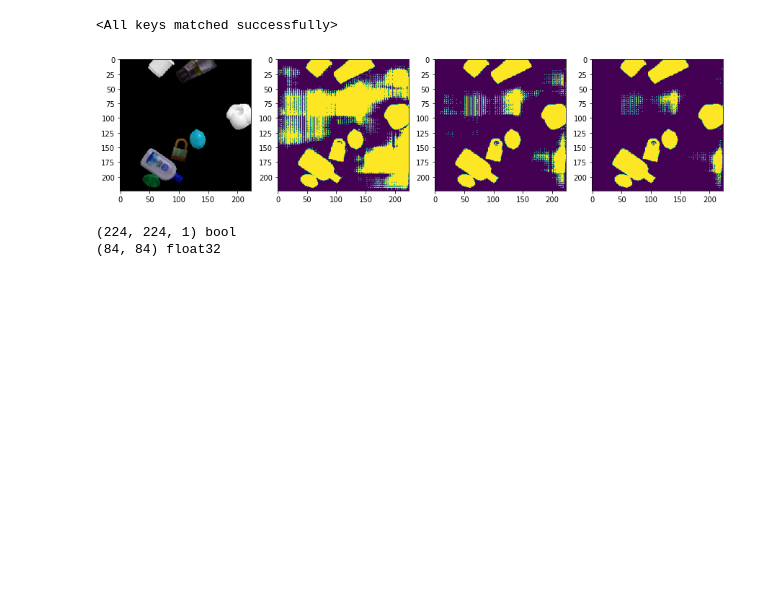
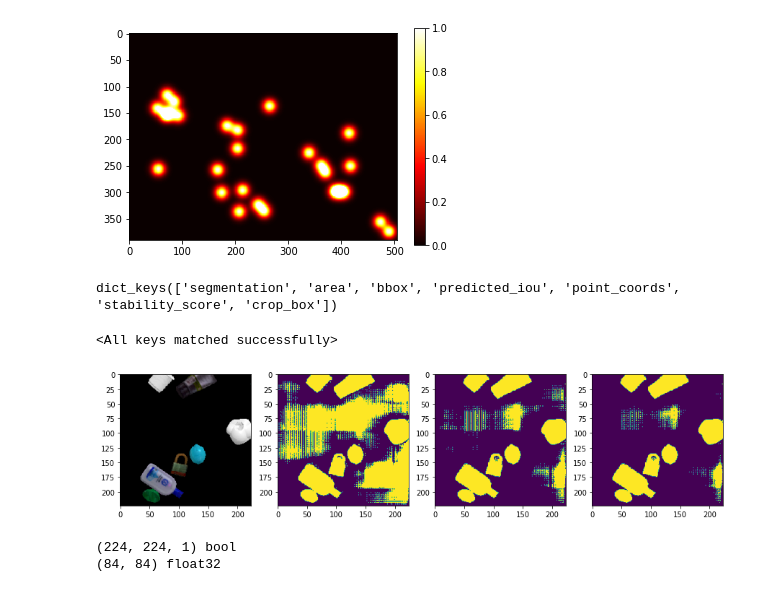
Before and after one commit to yuanmingqi/SAMG, a Jupyter notebook: test.ipynb, the cells around one changed output. Cells and saved outputs as stored; diff of their text form; code cells hidden in the pictures; blank space fills up the shorter version.

```diff
--- a/test.ipynb
+++ b/test.ipynb
@@ -5,3 +93,48 @@ import cv2
+# %%
+import numpy as np
+import numpy as np
+import matplotlib.pyplot as plt
+
+def generate_gaussian_heatmap(center, shape, sigma):
+    x = np.arange(0, shape[1], 1, float)  # 从0到width的数列
+    y = np.arange(0, shape[0], 1, float)[:, np.newaxis]  # 从0到height的数列
+    x0, y0 = center
+    heatmap = np.exp(-4*np.log(2) * ((x - x0)**2 + (y - y0)**2) / sigma**2)
+    return heatmap
+
+def generate_heatmap_image(image_shape, boxes, sigma=10):
+    heatmap = np.zeros(image_shape, dtype=np.float32)
+
+    for box in boxes:
+        x1, y1, w, h = box
+        center = (x1 + w / 2, y1 + h / 2)  # 计算中心点坐标
+        heatmap += generate_gaussian_heatmap(center, image_shape, sigma)
+
+    heatmap = np.clip(heatmap, 0, 1)
+    return heatmap
+
+# 示例图像形状
+image_shape = (390, 506)
+
+# 给定的点
+points = []
+for mask in masks:
+    x, y, w, h = np.array(mask['bbox']).astype(int)
+    points.append([x,y,w,h])
+
+# 生成热力图
+heatmap = generate_heatmap_image(image_shape, points, sigma=20)
+
+# 可视化热力图
+plt.imshow(heatmap, cmap='hot', interpolation='nearest')
+plt.colorbar()
+plt.show()
+# %% [output]
+[figure, added]
+# %%
+masks[0].keys()
+# %% [output]
+dict_keys(['segmentation', 'area', 'bbox', 'predicted_iou', 'point_coords', 'stability_score', 'crop_box'])
 # %%
 import cv2
 import torch as th
```
Also changed, not shown: parts of 10 cells of this notebook, 6 other files.
